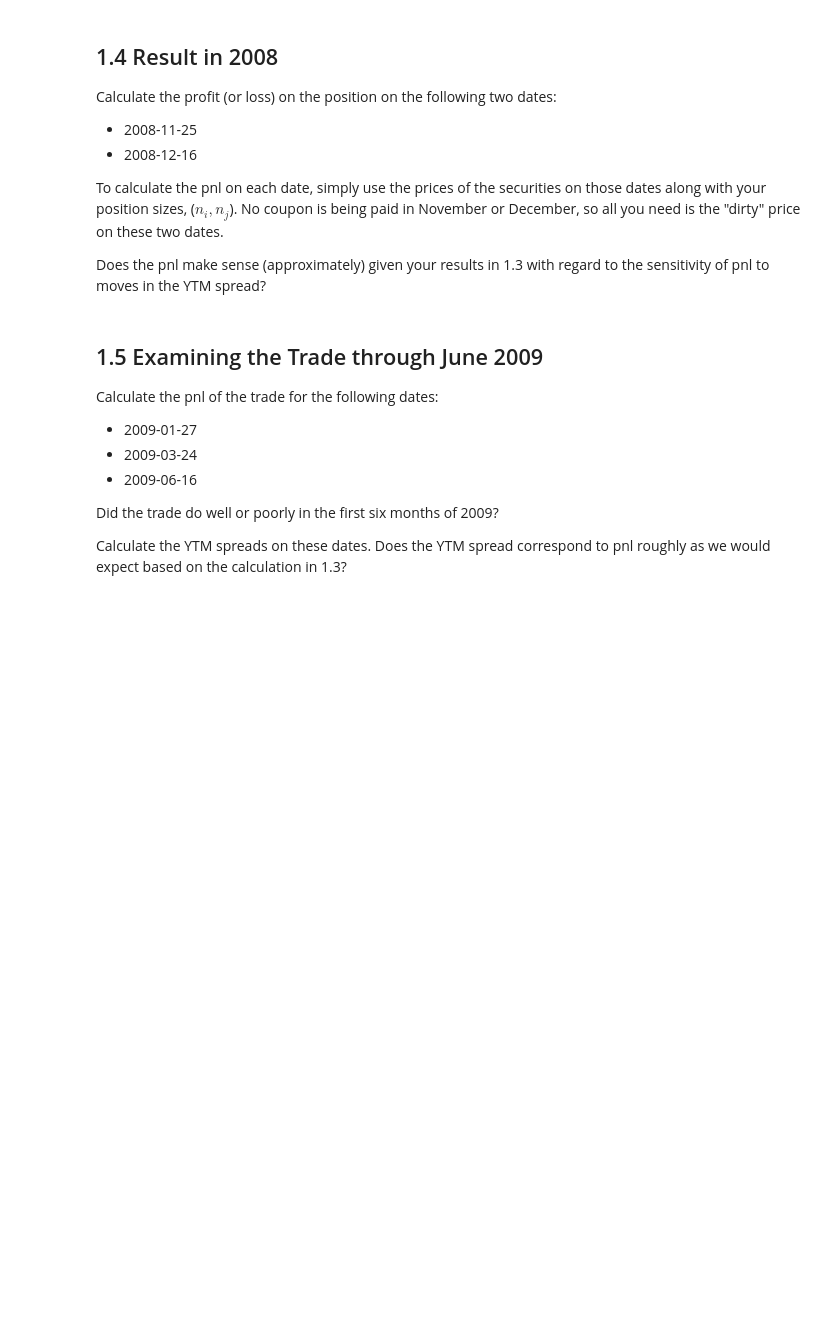
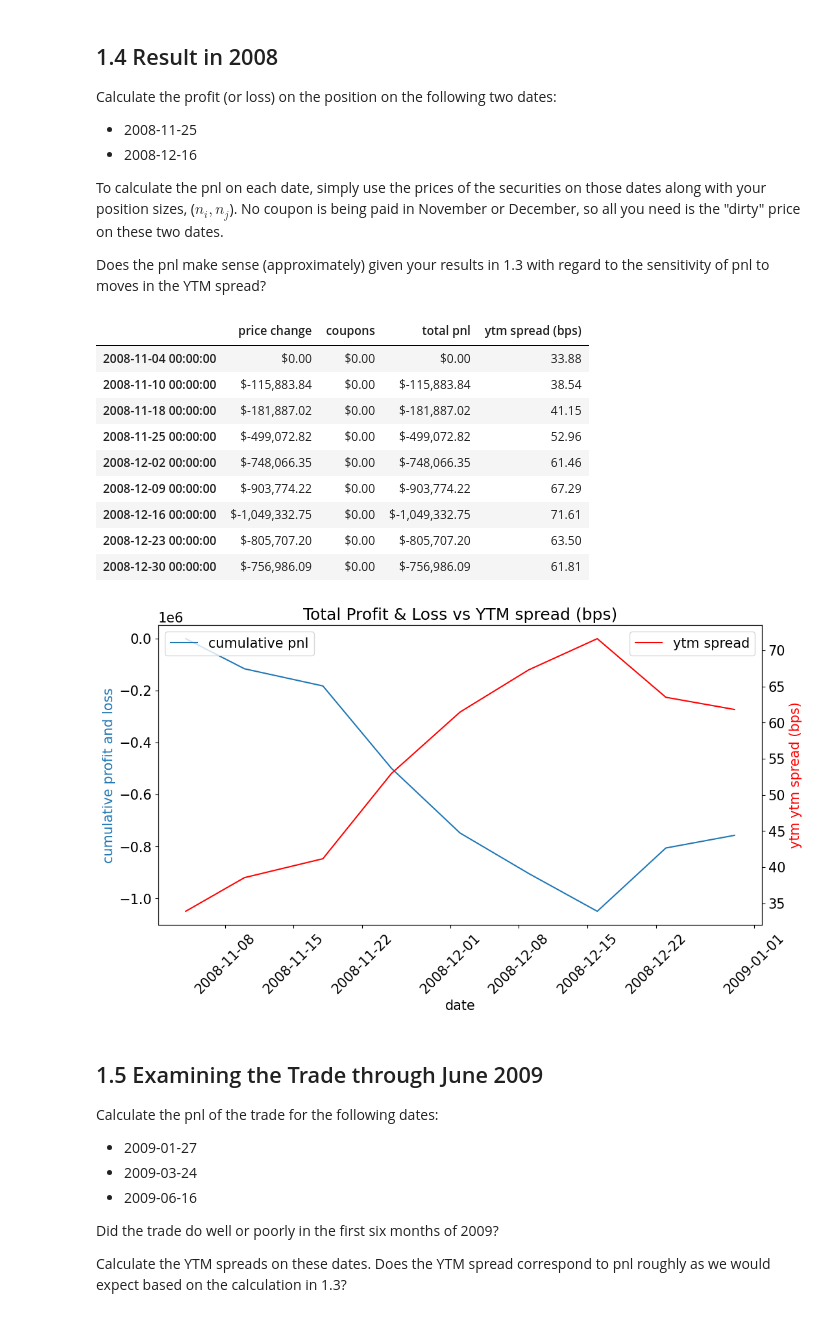
Before and after one commit to nicklewis-16/finm-fixedincome-2024, a Jupyter notebook: homeworks/Homework 2.ipynb, the cells around one changed output. Saved outputs shown, nothing was run; the diff lists cells and outputs as text; code cells hidden in the pictures; blank space fills up the shorter version.

```diff
--- a/homeworks/Homework 2.ipynb
+++ b/homeworks/Homework 2.ipynb
@@ -836,6 +878,49 @@ Calculate the profit (or loss) on the position on the following two dates:
 To calculate the pnl on each date, simply use the prices of the securities on those dates along with your position sizes, ($n_i, n_j$). No coupon is being paid in November or December, so all you need is the "dirty" price on these two dates.
 
 Does the pnl make sense (approximately) given your results in 1.3 with regard to the sensitivity of pnl to moves in the YTM spread?
+# %%
+ask = tsdata.pivot_table(index='CALDT',columns='KYTREASNO',values='TDASK')
+bid = tsdata.pivot_table(index='CALDT',columns='KYTREASNO',values='TDBID')
+accint = tsdata.pivot_table(index='CALDT',columns='KYTREASNO',values='TDACCINT')
+dirty = (ask + bid)/2 + accint
+dirty = dirty[[keyLong,keyShort]]
+duration = tsdata.pivot_table(index='CALDT',columns='KYTREASNO',values='TDDURATN')[[keyLong,keyShort]] / 365.25
+# %%
+n_weeks = 9
+trade, fmt_dict = trade_evolution(date, tab.loc['maturity date',keyShort], n_weeks, balsheet,
+                                dirty, duration, financing, tab.loc['coupon rate'], keyLong, keyShort)
+
+summary = trade[['price change','coupons','total pnl']].join(spread,how='left')
+fmt = fmt_dict
+fmt['ytm spread (bps)'] = '{:.2f}'
+display(summary.style.format(fmt,na_rep=''))
+fig, ax = plt.subplots()
+
+ax.plot(summary[['total pnl']])
+ax.set_xlabel('date');
+ax.set_ylabel('cumulative profit and loss',color=ax.get_lines()[-1].get_color())
+ax.tick_params(axis='x', rotation=45)
+ax.legend(['cumulative pnl'],loc=2)
+
+ax2 = ax.twinx()
+ax2.plot(summary[['ytm spread (bps)']], color='r')
+ax2.set_ylabel('ytm ytm spread (bps)',color=ax2.get_lines()[-1].get_color())
+ax2.legend(['ytm spread'],loc=1)
+
+ax.set_title('Total Profit & Loss vs YTM spread (bps)')
+plt.show()
+# %% [output]
+|  | price change | coupons | total pnl | ytm spread (bps) |
+| 2008-11-04 00:00:00 | $0.00 | $0.00 | $0.00 | 33.88 |
+| 2008-11-10 00:00:00 | $-115,883.84 | $0.00 | $-115,883.84 | 38.54 |
+| 2008-11-18 00:00:00 | $-181,887.02 | $0.00 | $-181,887.02 | 41.15 |
+| 2008-11-25 00:00:00 | $-499,072.82 | $0.00 | $-499,072.82 | 52.96 |
+| 2008-12-02 00:00:00 | $-748,066.35 | $0.00 | $-748,066.35 | 61.46 |
+| 2008-12-09 00:00:00 | $-903,774.22 | $0.00 | $-903,774.22 | 67.29 |
+| 2008-12-16 00:00:00 | $-1,049,332.75 | $0.00 | $-1,049,332.75 | 71.61 |
+| 2008-12-23 00:00:00 | $-805,707.20 | $0.00 | $-805,707.20 | 63.50 |
+| 2008-12-30 00:00:00 | $-756,986.09 | $0.00 | $-756,986.09 | 61.81 |
+[figure, added]
 # %% [markdown]
 
 ## 1.5 Examining the Trade through June 2009
```
Also changed, not shown: parts of 3 cells of this notebook.
